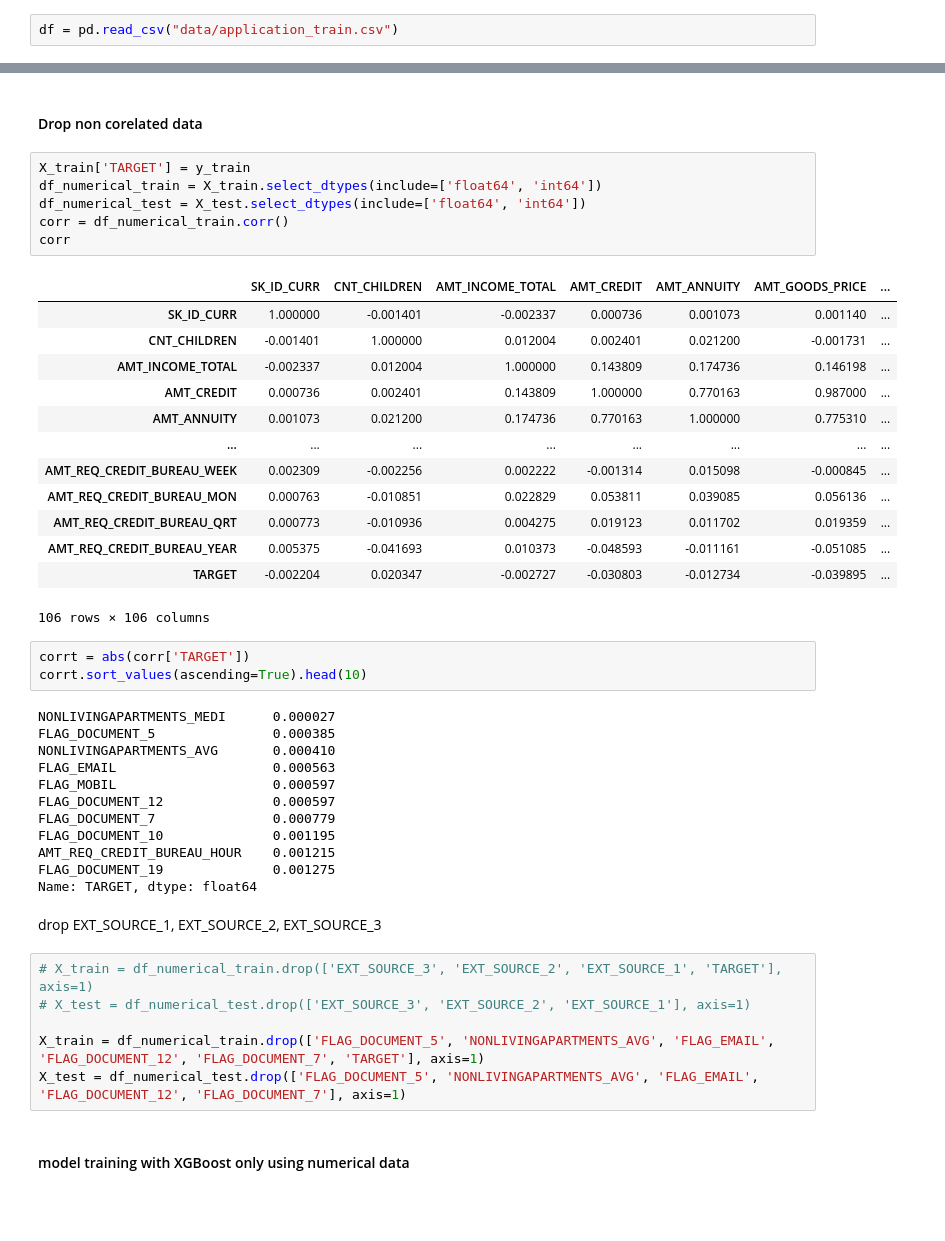
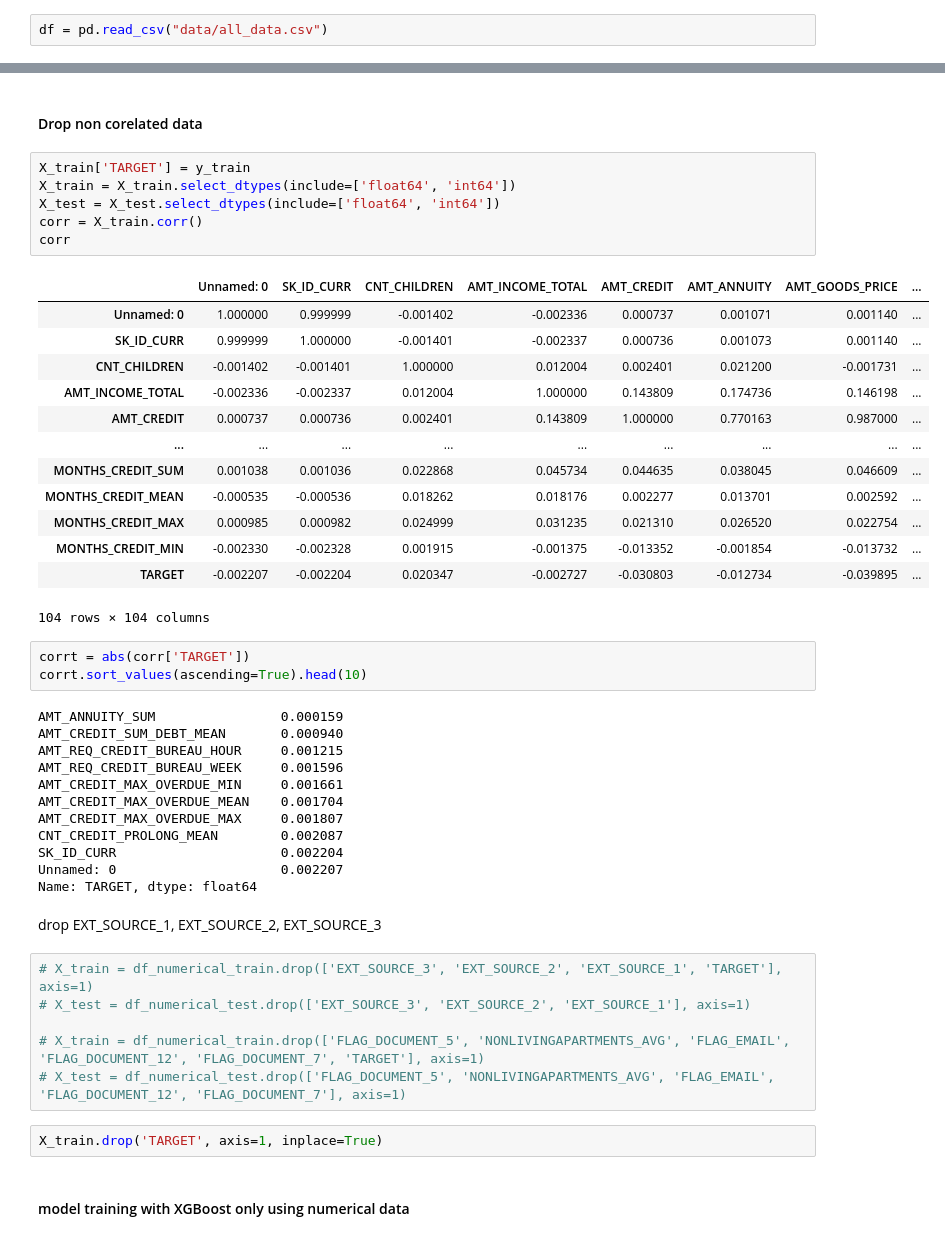
Before and after one commit to EshanJayasundara/Home-Credit-Default-Risk-Prediction, a Jupyter notebook: model_creation_v1.ipynb, the cells around one changed output, grey strips where cells are left out. Cells and saved outputs as stored; diff of their text form; blank space fills up the shorter version.

```diff
--- a/model_creation_v1.ipynb
+++ b/model_creation_v1.ipynb
@@ -15,7 +15,7 @@ from sklearn.preprocessing import PowerTransformer
 # %% [markdown]
 #### reading the csv
 # %%
-df = pd.read_csv("data/application_train.csv")
+df = pd.read_csv("data/all_data.csv")
 # %% [markdown]
 #### rendering the profile report
 # %%
@@ -59,38 +59,38 @@ plt.show()
 #### Drop non corelated data
 # %%
 X_train['TARGET'] = y_train
-df_numerical_train = X_train.select_dtypes(include=['float64', 'int64'])
-df_numerical_test = X_test.select_dtypes(include=['float64', 'int64'])
-corr = df_numerical_train.corr()
+X_train = X_train.select_dtypes(include=['float64', 'int64'])
+X_test = X_test.select_dtypes(include=['float64', 'int64'])
+corr = X_train.corr()
 corr
 # %% [output]
-|  | SK_ID_CURR | CNT_CHILDREN | AMT_INCOME_TOTAL | AMT_CREDIT | AMT_ANNUITY | AMT_GOODS_PRICE | ... |
-| SK_ID_CURR | 1.000000 | -0.001401 | -0.002337 | 0.000736 | 0.001073 | 0.001140 | ... |
-| CNT_CHILDREN | -0.001401 | 1.000000 | 0.012004 | 0.002401 | 0.021200 | -0.001731 | ... |
-| AMT_INCOME_TOTAL | -0.002337 | 0.012004 | 1.000000 | 0.143809 | 0.174736 | 0.146198 | ... |
-| AMT_CREDIT | 0.000736 | 0.002401 | 0.143809 | 1.000000 | 0.770163 | 0.987000 | ... |
-| AMT_ANNUITY | 0.001073 | 0.021200 | 0.174736 | 0.770163 | 1.000000 | 0.775310 | ... |
-| ... | ... | ... | ... | ... | ... | ... | ... |
-| AMT_REQ_CREDIT_BUREAU_WEEK | 0.002309 | -0.002256 | 0.002222 | -0.001314 | 0.015098 | -0.000845 | ... |
-| AMT_REQ_CREDIT_BUREAU_MON | 0.000763 | -0.010851 | 0.022829 | 0.053811 | 0.039085 | 0.056136 | ... |
-| AMT_REQ_CREDIT_BUREAU_QRT | 0.000773 | -0.010936 | 0.004275 | 0.019123 | 0.011702 | 0.019359 | ... |
-| AMT_REQ_CREDIT_BUREAU_YEAR | 0.005375 | -0.041693 | 0.010373 | -0.048593 | -0.011161 | -0.051085 | ... |
-| TARGET | -0.002204 | 0.020347 | -0.002727 | -0.030803 | -0.012734 | -0.039895 | ... |
+|  | Unnamed: 0 | SK_ID_CURR | CNT_CHILDREN | AMT_INCOME_TOTAL | AMT_CREDIT | AMT_ANNUITY | AMT_GOODS_PRICE | ... |
+| Unnamed: 0 | 1.000000 | 0.999999 | -0.001402 | -0.002336 | 0.000737 | 0.001071 | 0.001140 | ... |
+| SK_ID_CURR | 0.999999 | 1.000000 | -0.001401 | -0.002337 | 0.000736 | 0.001073 | 0.001140 | ... |
+| CNT_CHILDREN | -0.001402 | -0.001401 | 1.000000 | 0.012004 | 0.002401 | 0.021200 | -0.001731 | ... |
+| AMT_INCOME_TOTAL | -0.002336 | -0.002337 | 0.012004 | 1.000000 | 0.143809 | 0.174736 | 0.146198 | ... |
+| AMT_CREDIT | 0.000737 | 0.000736 | 0.002401 | 0.143809 | 1.000000 | 0.770163 | 0.987000 | ... |
+| ... | ... | ... | ... | ... | ... | ... | ... | ... |
+| MONTHS_CREDIT_SUM | 0.001038 | 0.001036 | 0.022868 | 0.045734 | 0.044635 | 0.038045 | 0.046609 | ... |
+| MONTHS_CREDIT_MEAN | -0.000535 | -0.000536 | 0.018262 | 0.018176 | 0.002277 | 0.013701 | 0.002592 | ... |
+| MONTHS_CREDIT_MAX | 0.000985 | 0.000982 | 0.024999 | 0.031235 | 0.021310 | 0.026520 | 0.022754 | ... |
+| MONTHS_CREDIT_MIN | -0.002330 | -0.002328 | 0.001915 | -0.001375 | -0.013352 | -0.001854 | -0.013732 | ... |
+| TARGET | -0.002207 | -0.002204 | 0.020347 | -0.002727 | -0.030803 | -0.012734 | -0.039895 | ... |
-106 rows × 106 columns
+104 rows × 104 columns
 # %%
 corrt = abs(corr['TARGET'])
 corrt.sort_values(ascending=True).head(10)
 # %% [output]
-NONLIVINGAPARTMENTS_MEDI      0.000027
-FLAG_DOCUMENT_5               0.000385
-NONLIVINGAPARTMENTS_AVG       0.000410
-FLAG_EMAIL                    0.000563
-FLAG_MOBIL                    0.000597
-FLAG_DOCUMENT_12              0.000597
-FLAG_DOCUMENT_7               0.000779
-FLAG_DOCUMENT_10              0.001195
-AMT_REQ_CREDIT_BUREAU_HOUR    0.001215
-FLAG_DOCUMENT_19              0.001275
+AMT_ANNUITY_SUM                0.000159
+AMT_CREDIT_SUM_DEBT_MEAN       0.000940
+AMT_REQ_CREDIT_BUREAU_HOUR     0.001215
+AMT_REQ_CREDIT_BUREAU_WEEK     0.001596
+AMT_CREDIT_MAX_OVERDUE_MIN     0.001661
+AMT_CREDIT_MAX_OVERDUE_MEAN    0.001704
+AMT_CREDIT_MAX_OVERDUE_MAX     0.001807
+CNT_CREDIT_PROLONG_MEAN        0.002087
+SK_ID_CURR                     0.002204
+Unnamed: 0                     0.002207
 Name: TARGET, dtype: float64
 # %% [markdown]
 drop EXT_SOURCE_1, EXT_SOURCE_2, EXT_SOURCE_3
@@ -98,8 +98,10 @@ drop EXT_SOURCE_1, EXT_SOURCE_2, EXT_SOURCE_3
 # X_train = df_numerical_train.drop(['EXT_SOURCE_3', 'EXT_SOURCE_2', 'EXT_SOURCE_1', 'TARGET'], axis=1)
 # X_test = df_numerical_test.drop(['EXT_SOURCE_3', 'EXT_SOURCE_2', 'EXT_SOURCE_1'], axis=1)
 
-X_train = df_numerical_train.drop(['FLAG_DOCUMENT_5', 'NONLIVINGAPARTMENTS_AVG', 'FLAG_EMAIL', 'FLAG_DOCUMENT_12', 'FLAG_DOCUMENT_7', 'TARGET'], axis=1)
-X_test = df_numerical_test.drop(['FLAG_DOCUMENT_5', 'NONLIVINGAPARTMENTS_AVG', 'FLAG_EMAIL', 'FLAG_DOCUMENT_12', 'FLAG_DOCUMENT_7'], axis=1)
+# X_train = df_numerical_train.drop(['FLAG_DOCUMENT_5', 'NONLIVINGAPARTMENTS_AVG', 'FLAG_EMAIL', 'FLAG_DOCUMENT_12', 'FLAG_DOCUMENT_7', 'TARGET'], axis=1)
+# X_test = df_numerical_test.drop(['FLAG_DOCUMENT_5', 'NONLIVINGAPARTMENTS_AVG', 'FLAG_EMAIL', 'FLAG_DOCUMENT_12', 'FLAG_DOCUMENT_7'], axis=1)
+# %%
+X_train.drop('TARGET', axis=1, inplace=True)
 # %% [markdown]
 #### model training with XGBoost only using numerical data
 # %%
```
Also changed, not shown: parts of 10 cells of this notebook, 10 other files.
